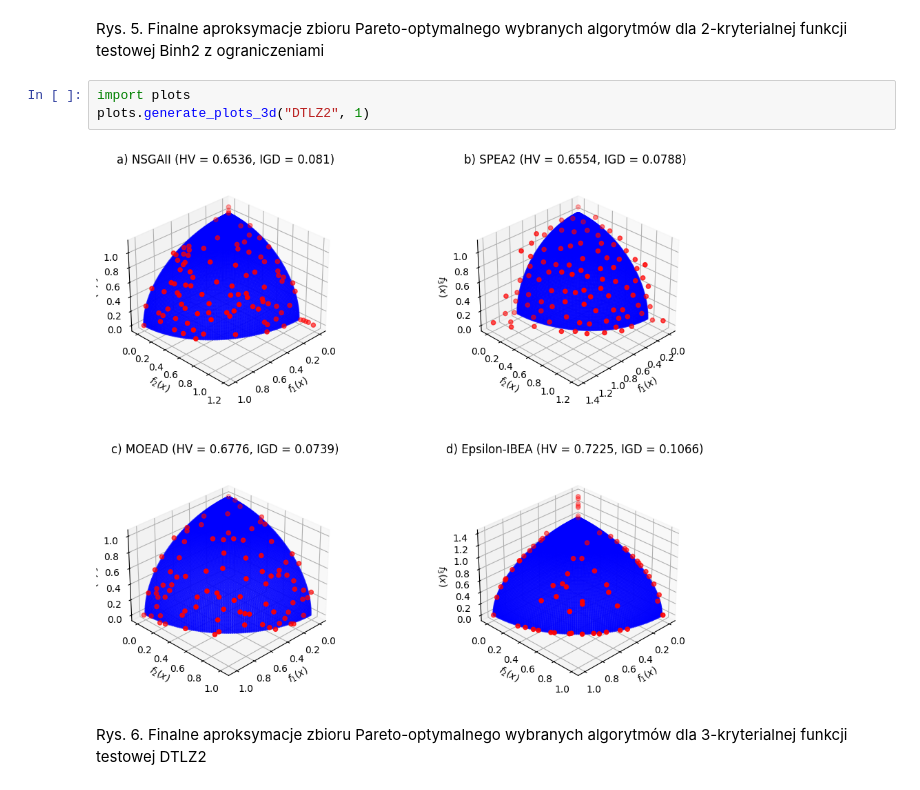
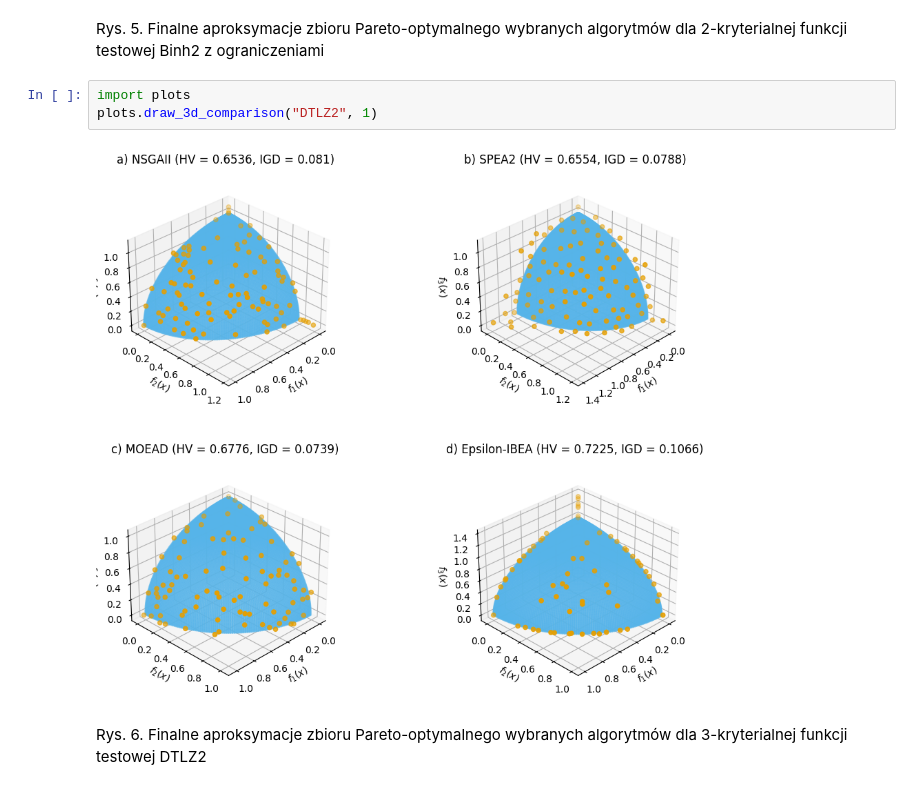
Before and after one commit to bernardopala/moea, a Jupyter notebook: moea.ipynb, the cells around one changed output. Saved outputs shown, nothing was run; the diff lists cells and outputs as text.

Commit message:
Add conclusions. Rephrase some sentences. Fix typos. Include kappa factor value. Unify plot colors. Clean up bibliography. Convert results table to HTML. Replace problems table with paragraphs.

```diff
--- a/moea.ipynb
+++ b/moea.ipynb
@@ -235,9 +231,9 @@ plots.generate_plots_2d("Binh2", 1)
 Rys. 5. Finalne aproksymacje zbioru Pareto-optymalnego wybranych algorytmów dla 2-kryterialnej funkcji testowej Binh2 z ograniczeniami
 # %%
 import plots
-plots.generate_plots_3d("DTLZ2", 1)
+plots.draw_3d_comparison("DTLZ2", 1)
 # %% [output]
-[figure, old version]
+[figure, new version]
 # %% [markdown]
 Rys. 6. Finalne aproksymacje zbioru Pareto-optymalnego wybranych algorytmów dla 3-kryterialnej funkcji testowej DTLZ2
 # %%
```
Also changed, not shown: parts of 22 cells of this notebook, 4 other files.
